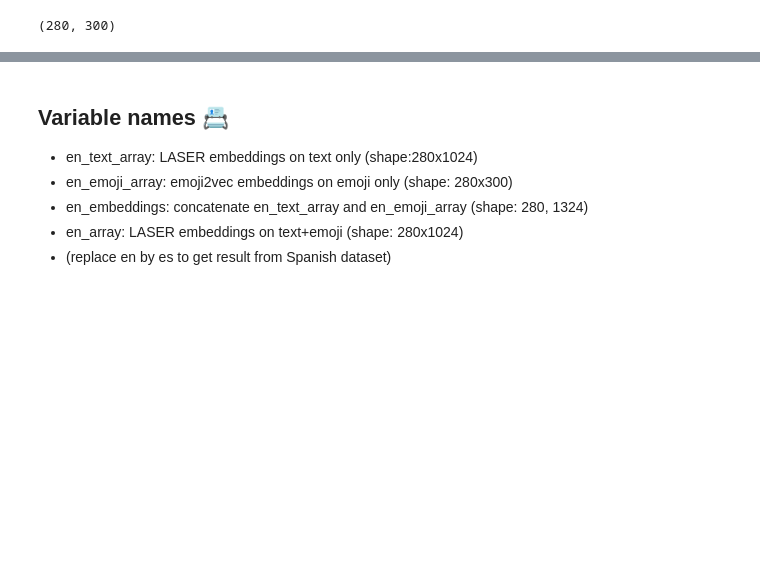
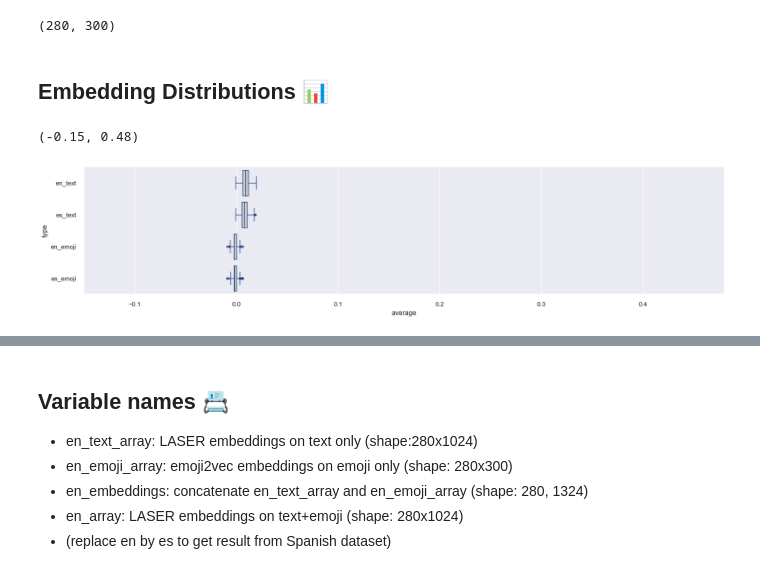
Before and after one commit to yuhsin-huang/EmojiResearch-WorldCup2022, a Jupyter notebook: 06_Embedding_K-Means_Clustering.ipynb, the cells around one changed output, grey strips where cells are left out. Cells and saved outputs as stored; diff of their text form; code cells hidden in the pictures; blank space fills up the shorter version.

Commit message:
Double checked embeddings ‼️

```diff
--- a/06_Embedding_K-Means_Clustering.ipynb
+++ b/06_Embedding_K-Means_Clustering.ipynb
@@ -237,3 +238,40 @@ en_embeddings.shape
 en_emoji_array.shape
 # %% [output]
 (280, 300)
+# %% [markdown]
+## Embedding Distributions 📊
+# %%
+def make_dist_df(arr):
+    df = pd.DataFrame(arr)
+    df['average'], df['min'], df['max']  = 0, 0, 0
+    for idx, row in df.iterrows():
+        df.at[idx, 'average'] = statistics.mean(row)
+        df.at[idx, 'min'] = min(row)
+        df.at[idx, 'max'] = max(row)
+    return df
+
+def df_embeddings(en_text_array, es_text_array, en_emoji_array, es_emoji_array):
+    en_text_df = make_dist_df(en_text_array)
+    en_text_df['type'] = 'en_text'
+    es_text_df = make_dist_df(es_text_array)
+    es_text_df['type'] = 'es_text'
+    en_emoji_df = make_dist_df(en_emoji_array)
+    en_emoji_df['type'] = 'en_emoji'
+    es_emoji_df = make_dist_df(es_emoji_array)
+    es_emoji_df['type'] = 'es_emoji'
+
+    all_df = pd.concat([en_text_df[['min','max','average','type']],
+                        es_text_df[['min','max','average','type']],
+                        en_emoji_df[['min','max','average','type']],
+                        es_emoji_df[['min','max','average','type']]])
+    return all_df
+# %%
+dist_df = df_embeddings(en_text_array, es_text_array, en_emoji_array, es_emoji_array)
+sns.set(rc={'figure.figsize':(20,4)})
+
+fig, ax = plt.subplots()
+sns.boxplot(data=dist_df, x='average', y='type', color=".8", linecolor="#137", flierprops={"marker": "."})
+ax.set_xlim(-0.15, 0.48)
+# %% [output]
+(-0.15, 0.48)
+[figure, added]
```
Also changed, not shown: parts of 3 cells of this notebook.
